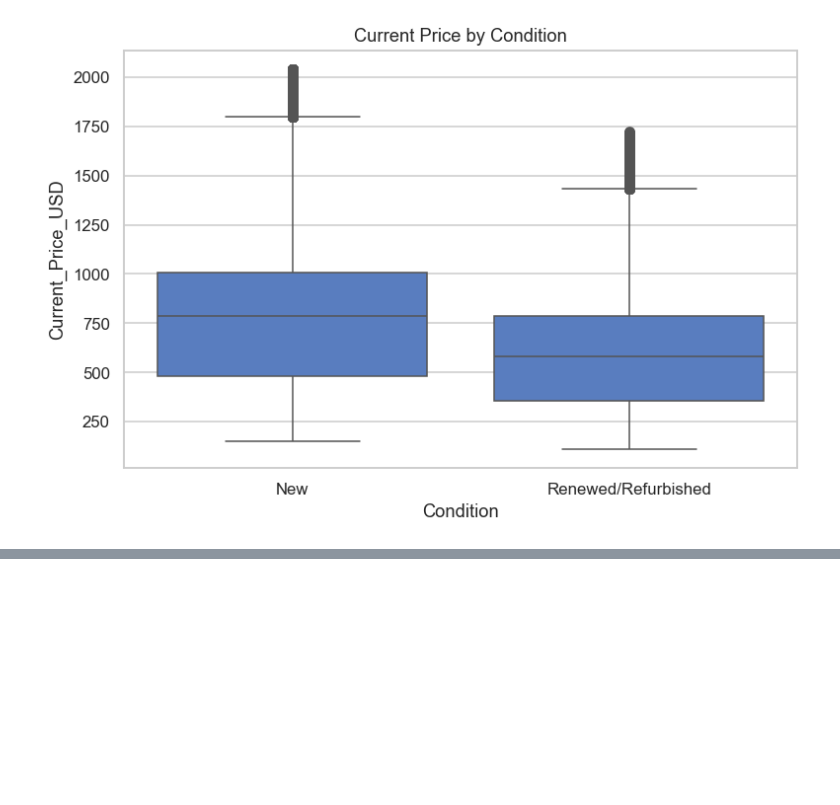
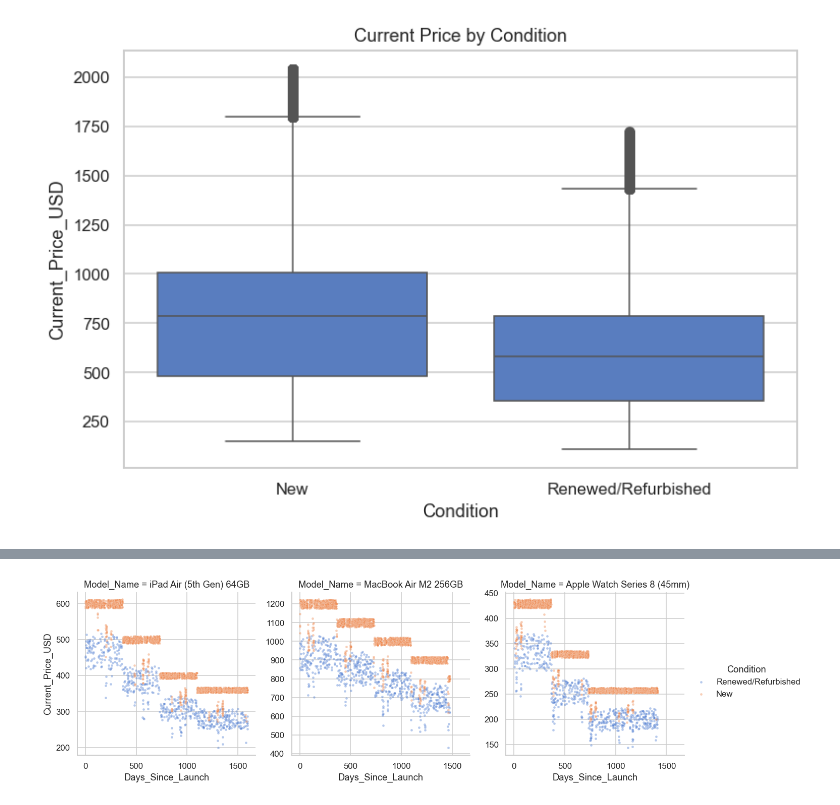
Before and after one commit to katyagz/DataScience_MMAI, a Jupyter notebook: Apple_Decision_Tree_Final.ipynb, the cells around one changed output, grey strips where cells are left out. Saved outputs shown, nothing was run; the diff lists cells and outputs as text; code cells hidden in the pictures; blank space fills up the shorter version.

```diff
--- a/Apple_Decision_Tree_Final.ipynb
+++ b/Apple_Decision_Tree_Final.ipynb
@@ -760,0 +886,14 @@ plt.show()
+# %%
+# Let's visualize the price trends for a few different models to see how they compare over time since launch.
+# We see the same pattern of price depreciation over time for each model.
+# The price drop seems to happen after a certain number of days, which may correspond to the launch of a new model or other market factors.
+sample_models = ['MacBook Air M2 256GB', 'iPad Air (5th Gen) 64GB', 'Apple Watch Series 8 (45mm)']
+
+sample_df = df_eda[df_eda['Model_Name'].isin(sample_models)]
+
+g = sns.FacetGrid(sample_df, col='Model_Name', hue='Condition', col_wrap=3, height=4, sharey=False)
+g.map_dataframe(sns.scatterplot, x='Days_Since_Launch', y='Current_Price_USD', alpha=0.4, s=10)
+g.add_legend()
+plt.show()
+# %% [output]
+[figure, added]
```
Also changed, not shown: parts of 19 cells of this notebook.
